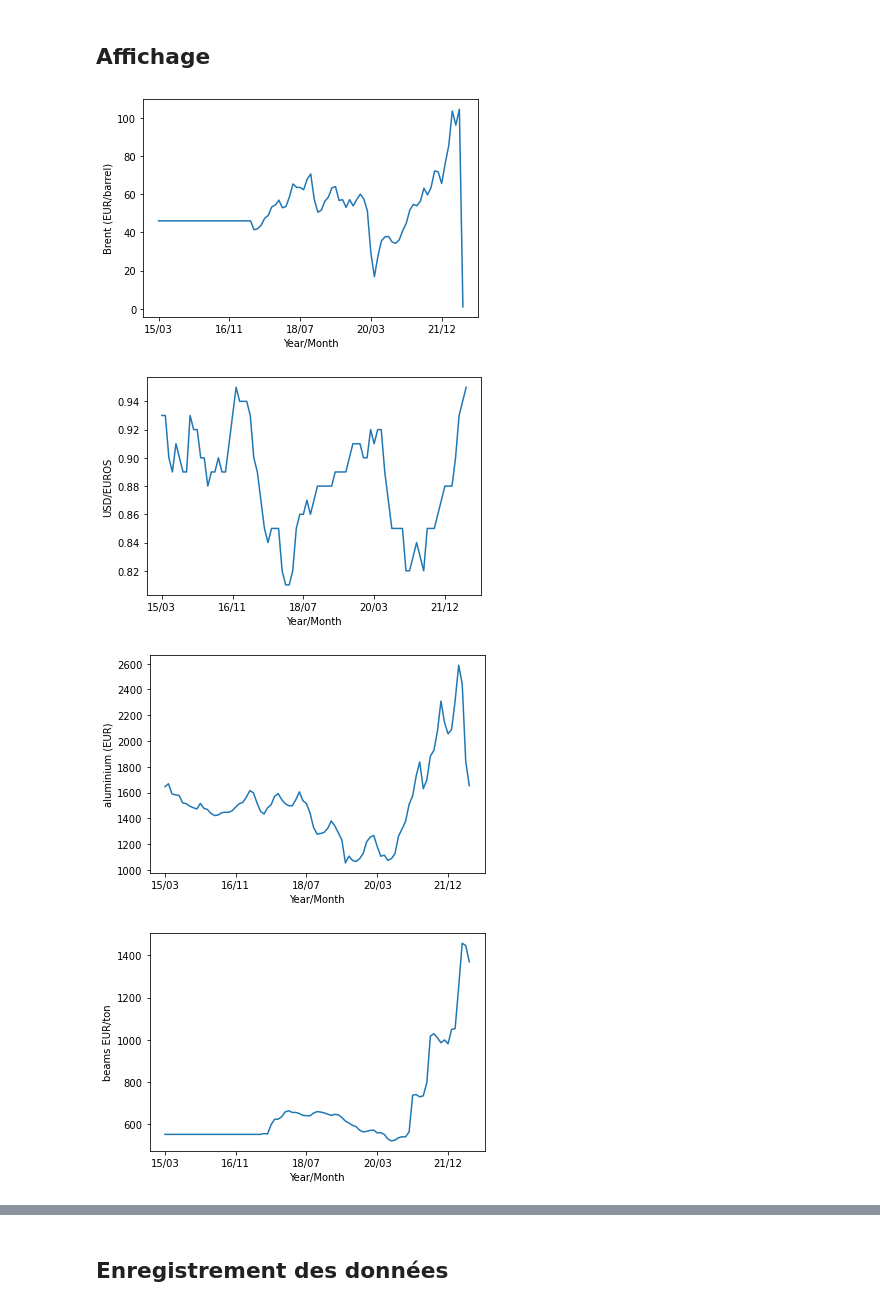
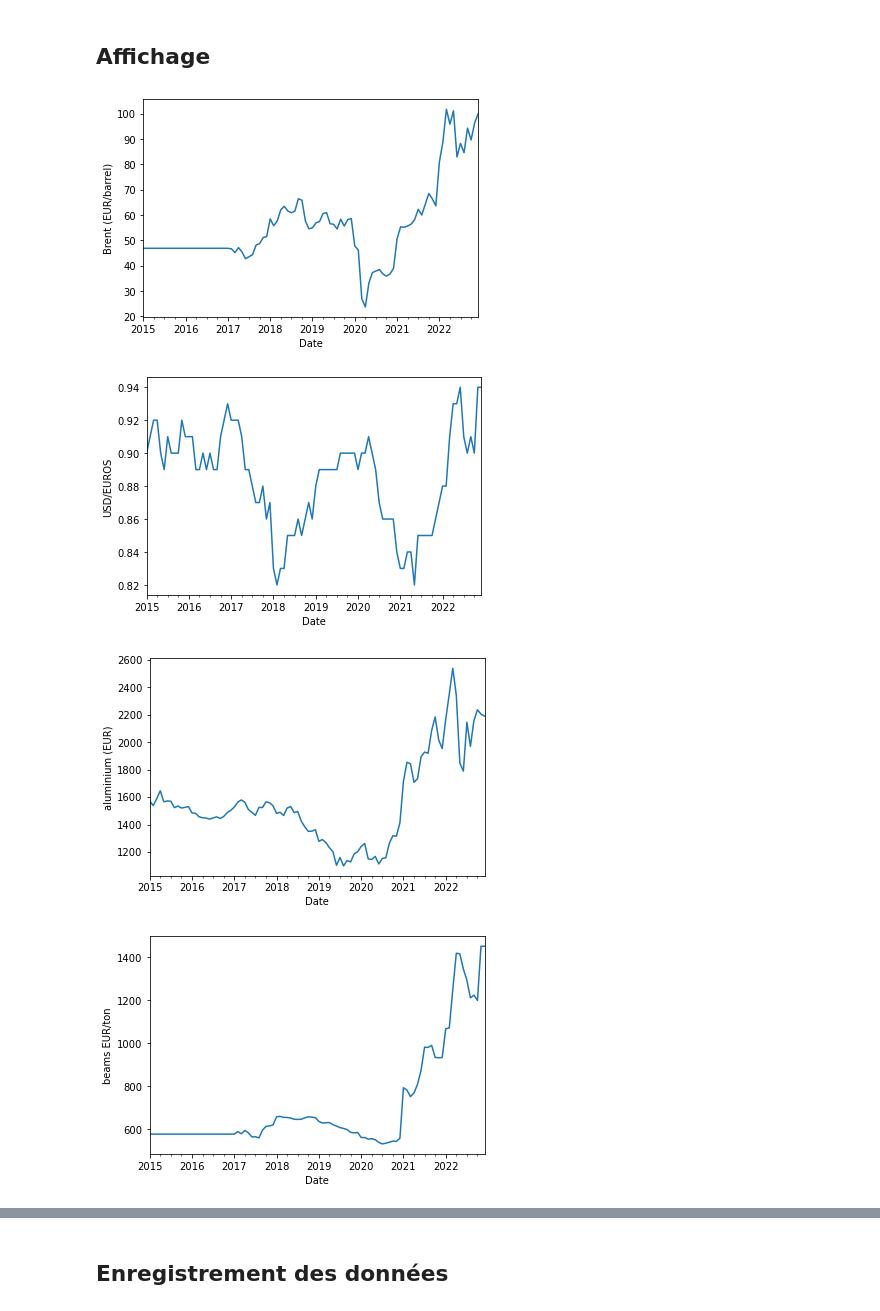
Before and after one commit to theo-soler/Projet_info, a Jupyter notebook: ipynb/Dev.ipynb, the cells around one changed output, grey strips where cells are left out. Saved outputs shown, nothing was run; the diff lists cells and outputs as text; code cells hidden in the pictures.

Commit message:
amelioration tableau/rangement

```diff
--- a/ipynb/Dev.ipynb
+++ b/ipynb/Dev.ipynb
@@ -5,11 +5,15 @@ import matplotlib.pyplot as plt
 # %% [markdown]
 ## Moyenne Par Mois
 # %%
-tab = pd.read_csv('../csv/tableau_final.csv')
+tab = pd.read_csv('../csv/tableau_brut.csv')
 
-tab['Year/Month'] = tab["Date"].str[8:10] + "/" + tab["Date"].str[3:5]
+tab['Date'] = pd.to_datetime(tab['Date'])
 
-tab = np.round(tab.groupby(['variable', 'Year/Month'], as_index=False)['value'].mean(), decimals = 2)
+tab = tab.set_index('Date')
+
+tab = np.round(tab.groupby(['variable', pd.Grouper(freq="M")], as_index=True)['value'].mean(), decimals = 2)
+
+tab = tab.reset_index()
 
 tab.head()
 # %% [output]
@@ -22,7 +26,7 @@ tab.head()
 # %% [markdown]
 ## Remplissage des NaN
 # %%
-tab = tab.fillna(method='bfill')
+tab = tab.groupby('variable').apply(lambda x: x.ffill().bfill())
 
 tab.head()
 # %% [output]
@@ -36,10 +40,10 @@ tab.head()
 ## Affichage
 # %%
 for elem in tab['variable'].unique():
-    tab_to_plot = tab[tab['variable'] == elem].plot(x='Year/Month', y='value', legend=False)
+    tab_to_plot = tab[tab['variable'] == elem].plot(x='Date', y='value', legend=False)
     plt.ylabel(elem)
 # %% [output]
-[figure, old version]
+[figure, new version]
-[figure, old version]
+[figure, new version]
-[figure, old version]
+[figure, new version]
-[figure, old version]
+[figure, new version]
```
Also changed, not shown: parts of 4 cells of this notebook, 13 other files.
